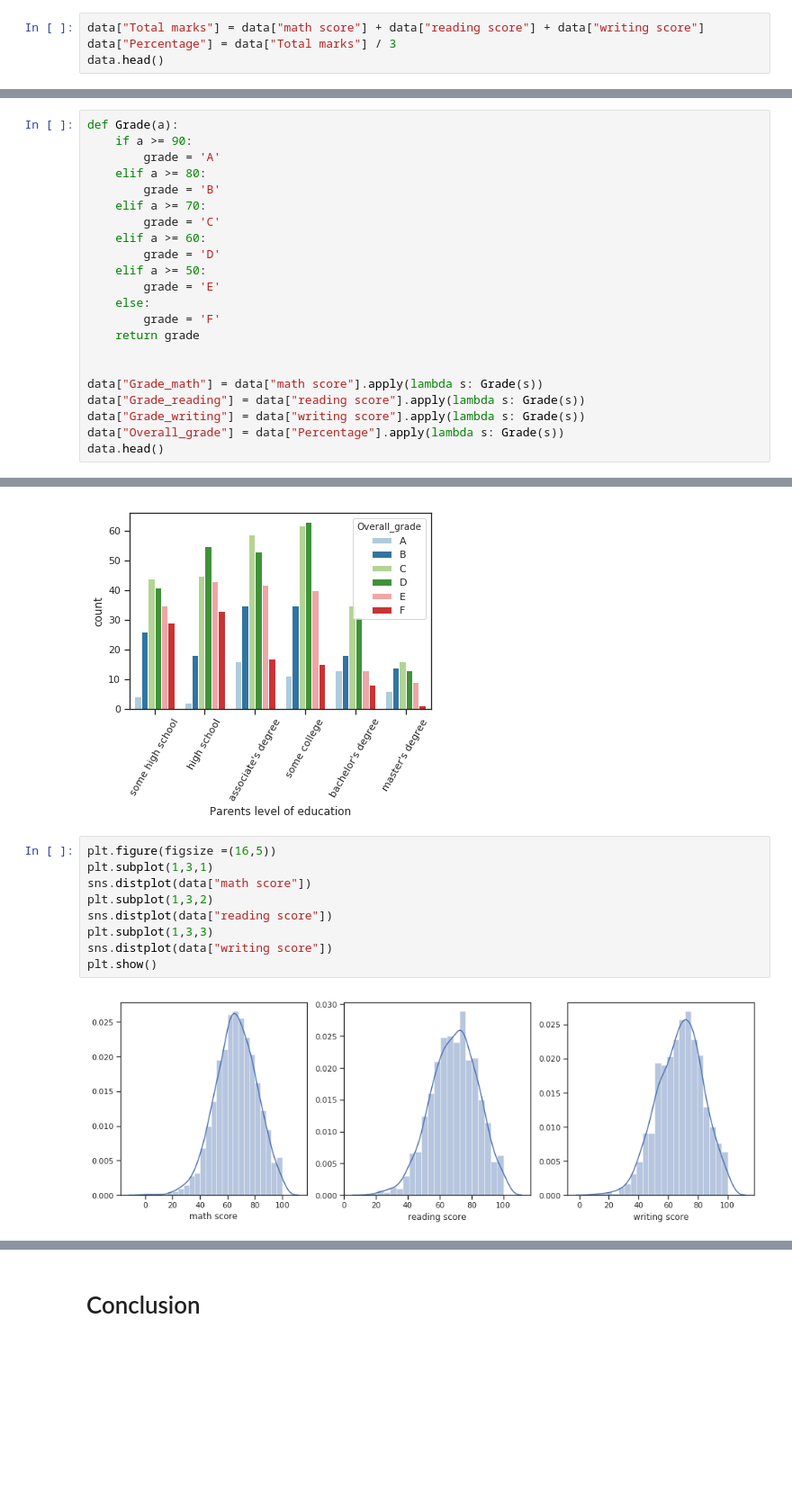
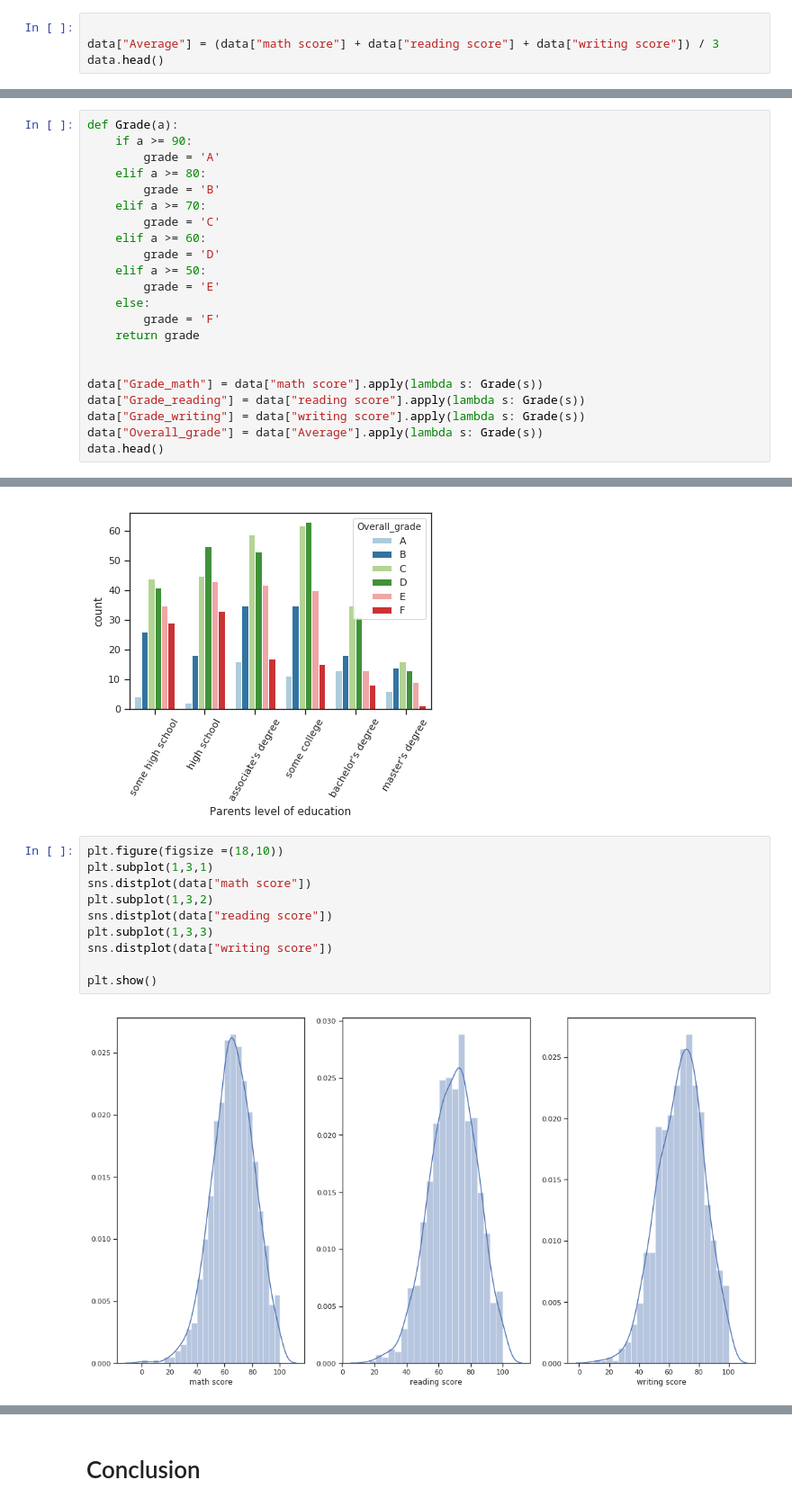
Before and after one commit to Amelmekaddim/GDSC-Workshop-Student-Performance-kaggle, a Jupyter notebook: gdscsp.ipynb, the cells around one changed output, grey strips where cells are left out. Shown at 90% size. Drawn from its saved outputs; the diff is of its cells as text; blank space fills up the shorter version.

```diff
--- a/gdscsp.ipynb
+++ b/gdscsp.ipynb
@@ -73,6 +79,6 @@ dtype: int64
 # %%
-data["Total marks"] = data["math score"] + data["reading score"] + data["writing score"]
-data["Percentage"] = data["Total marks"] / 3
+
+data["Average"] = (data["math score"] + data["reading score"] + data["writing score"]) / 3
 data.head()
 # %% [output]
 |  | gender | race/ethnicity | parental level of education | lunch | test preparation course | math score | ... |
@@ -101,7 +107,7 @@ def Grade(a):
 data["Grade_math"] = data["math score"].apply(lambda s: Grade(s))
 data["Grade_reading"] = data["reading score"].apply(lambda s: Grade(s))
 data["Grade_writing"] = data["writing score"].apply(lambda s: Grade(s))
-data["Overall_grade"] = data["Percentage"].apply(lambda s: Grade(s))
+data["Overall_grade"] = data["Average"].apply(lambda s: Grade(s))
 data.head()
 # %% [output]
 |  | gender | race/ethnicity | parental level of education | lunch | test preparation course | math score | ... |
@@ -239,16 +239,17 @@ _ = plt.setp(p.get_xticklabels(), rotation = 60)
 # %% [output]
 [figure]
 # %%
-plt.figure(figsize =(16,5))
+plt.figure(figsize =(18,10))
 plt.subplot(1,3,1)
 sns.distplot(data["math score"])
 plt.subplot(1,3,2)
 sns.distplot(data["reading score"])
 plt.subplot(1,3,3)
 sns.distplot(data["writing score"])
+
 plt.show()
 # %% [output]
-[figure, old version]
+[figure, new version]
 # %%
 passmarks = 40
 plt.rcParams['figure.figsize'] =(18,12)
```
Also changed, not shown: parts of 11 cells of this notebook.
